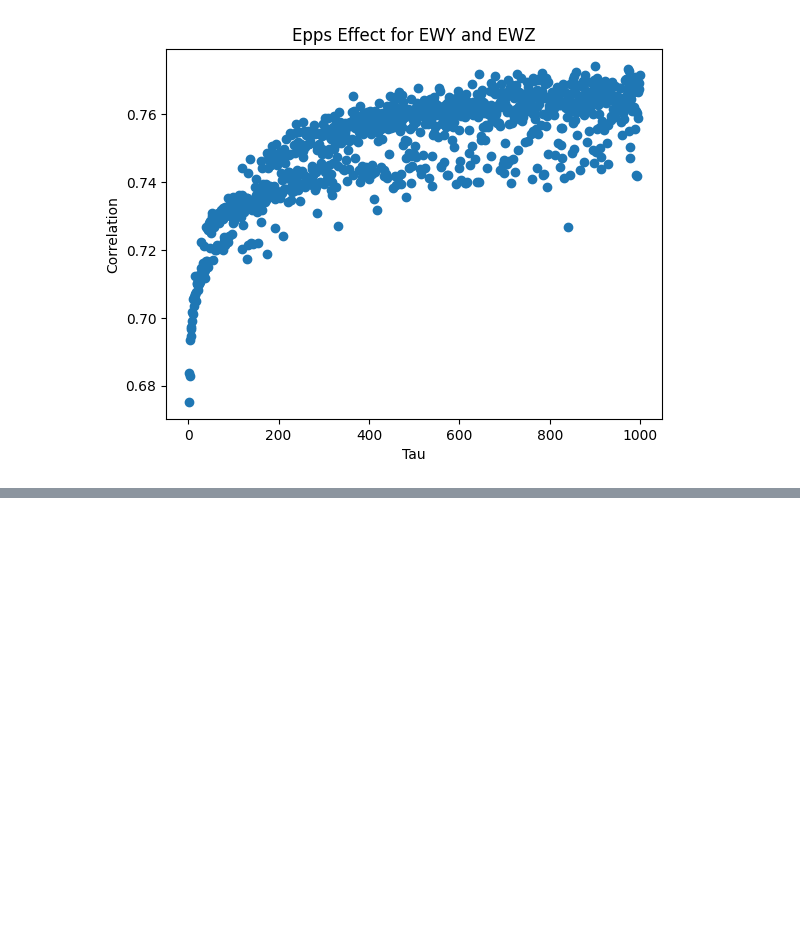
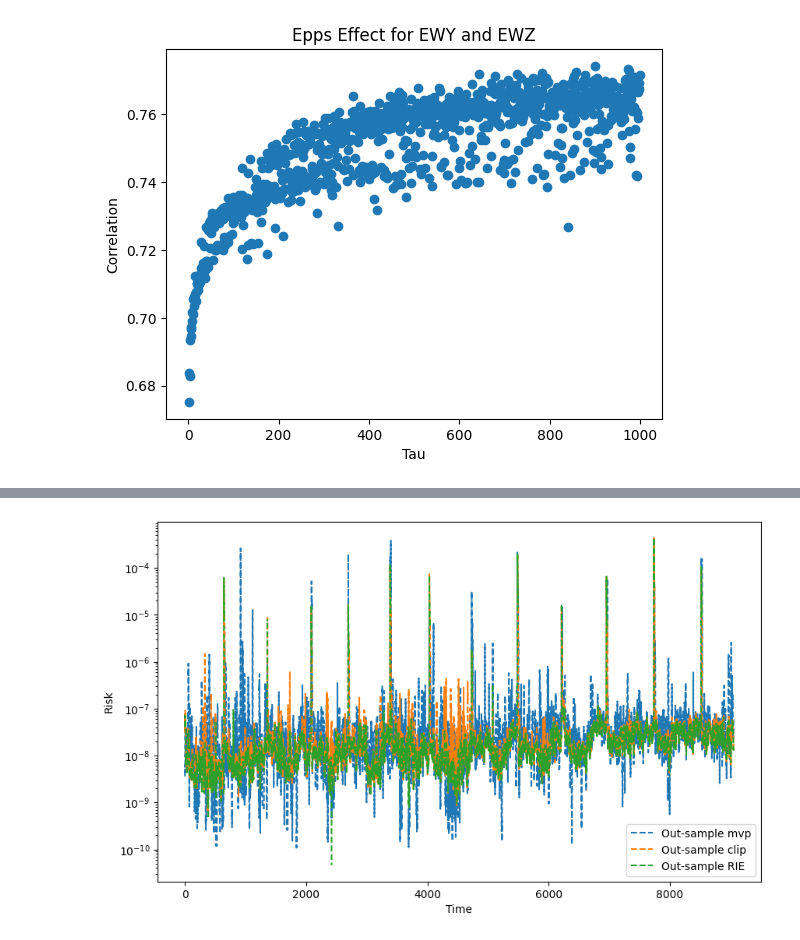
Before and after one commit to hosseinabadi/Big-Data-Correlation-Estimation, a Jupyter notebook: main.ipynb, the cells around one changed output, grey strips where cells are left out. Saved outputs shown, nothing was run; the diff lists cells and outputs as text; code cells hidden in the pictures; blank space fills up the shorter version.

```diff
--- a/main.ipynb
+++ b/main.ipynb
@@ -216,0 +411,13 @@ plot_epps_effect("EWY", "EWZ")
+# %%
+risks_filled_out = risks_filled.filter(pl.col("out_sample_mvp") > 1e-10)
+plt.figure(figsize=(10, 6))
+plt.plot(risks_filled_out["out_sample_mvp"][: min(num_to_visualize, num_rows)], label="Out-sample mvp", linestyle="--")
+plt.plot(risks_filled_out["out_sample_clip"][: min(num_to_visualize, num_rows)], label="Out-sample clip", linestyle="--")
+plt.plot(risks_filled_out["out_sample_RIE"][: min(num_to_visualize, num_rows)], label="Out-sample RIE", linestyle="--")
+plt.ylabel("Risk")
+plt.xlabel("Time")
+plt.legend()
+plt.yscale("log")
+plt.show()
+# %% [output]
+[figure, added]
```
Also changed, not shown: parts of 10 cells of this notebook.
